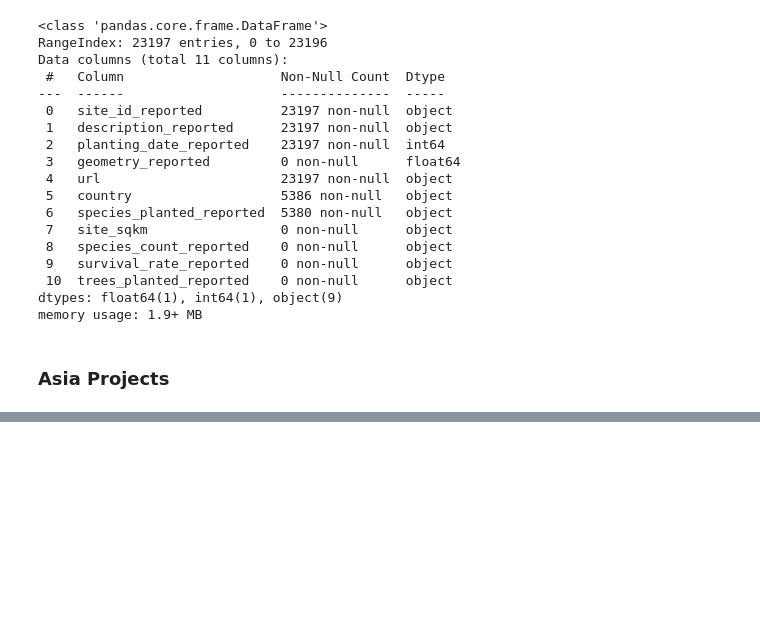
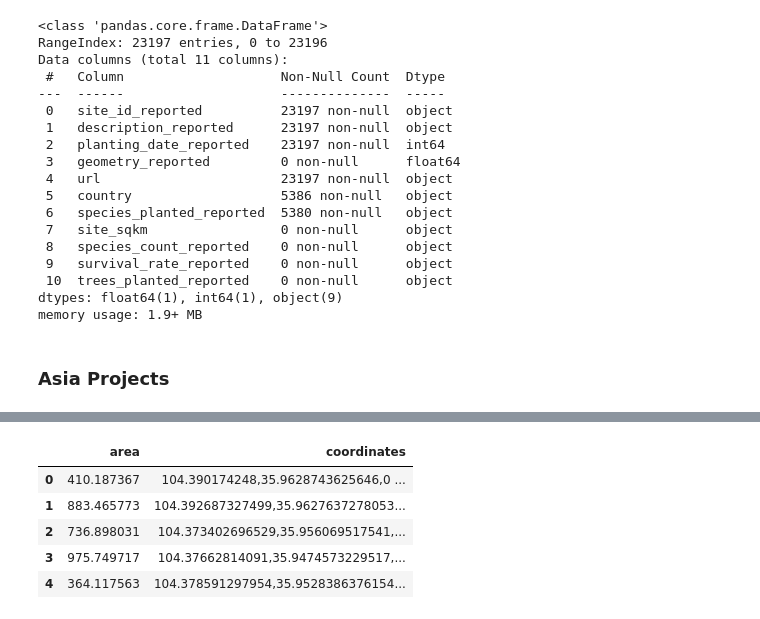
Before and after one commit to Societal-Computing/Forest_Monitoring, a Jupyter notebook: src/Verra_Data_filtering.ipynb, the cells around one changed output, grey strips where cells are left out. Saved outputs shown, nothing was run; the diff lists cells and outputs as text; code cells hidden in the pictures; blank space fills up the shorter version.

Commit message:
updates to verra notebook

```diff
--- a/src/Verra_Data_filtering.ipynb
+++ b/src/Verra_Data_filtering.ipynb
@@ -778,0 +673,9 @@ concatenated_df_Asia.info()
+# %%
+
+file_path = '../input/Verra_Projects/ASIA/05-Lanzhou AR_Project boundary.csv'
+
+
+asia_df = pd.read_csv(file_path)
+
+
+asia_df.info()
@@ -778,0 +692,9 @@ concatenated_df_Asia.info()
+# %%
+asia_df.head()
+# %% [output]
+|  | area | coordinates |
+| 0 | 410.187367 | 104.390174248,35.9628743625646,0 ... |
+| 1 | 883.465773 | 104.392687327499,35.9627637278053... |
+| 2 | 736.898031 | 104.373402696529,35.956069517541,... |
+| 3 | 975.749717 | 104.37662814091,35.9474573229517,... |
+| 4 | 364.117563 | 104.378591297954,35.9528386376154... |
```
Also changed, not shown: parts of 13 cells of this notebook.
